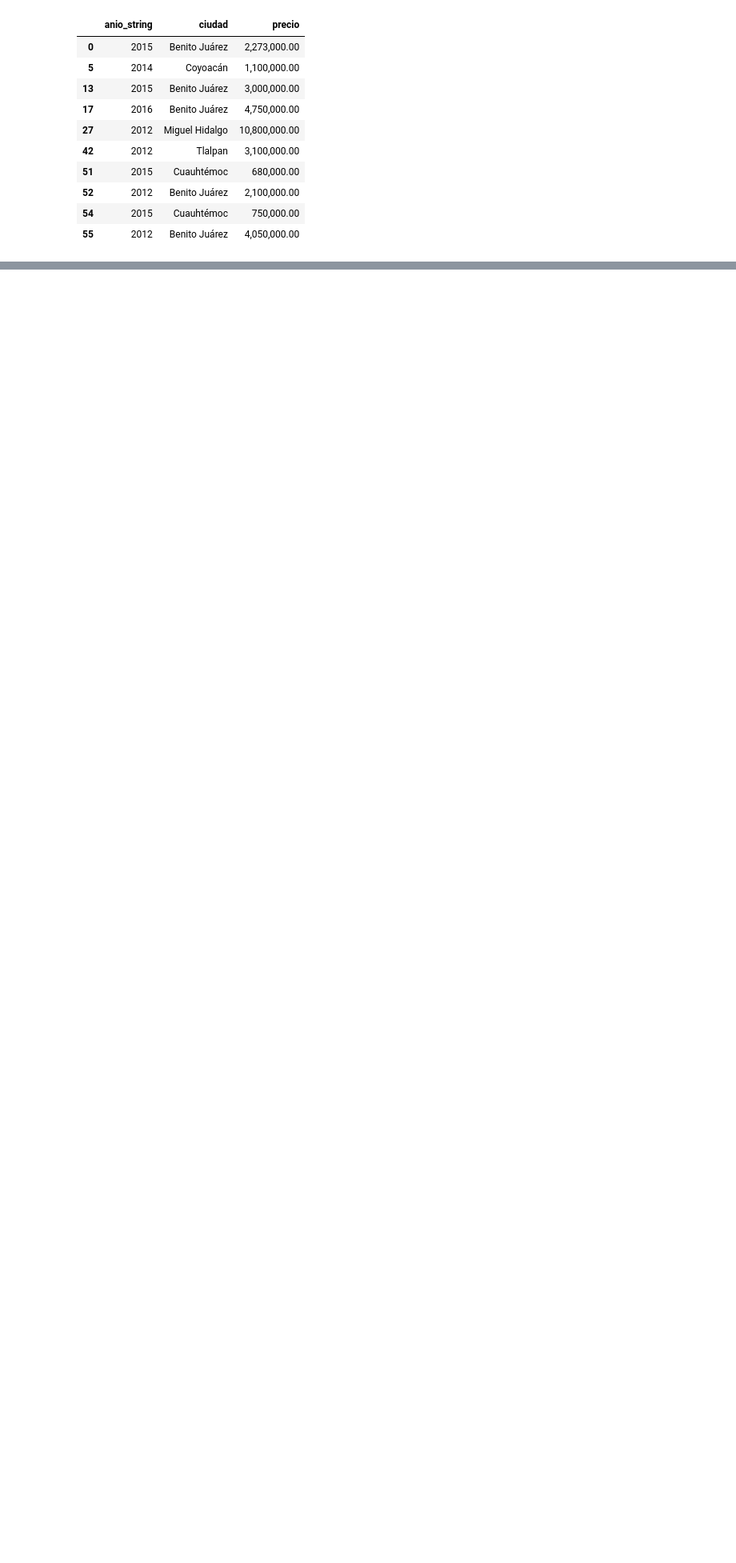
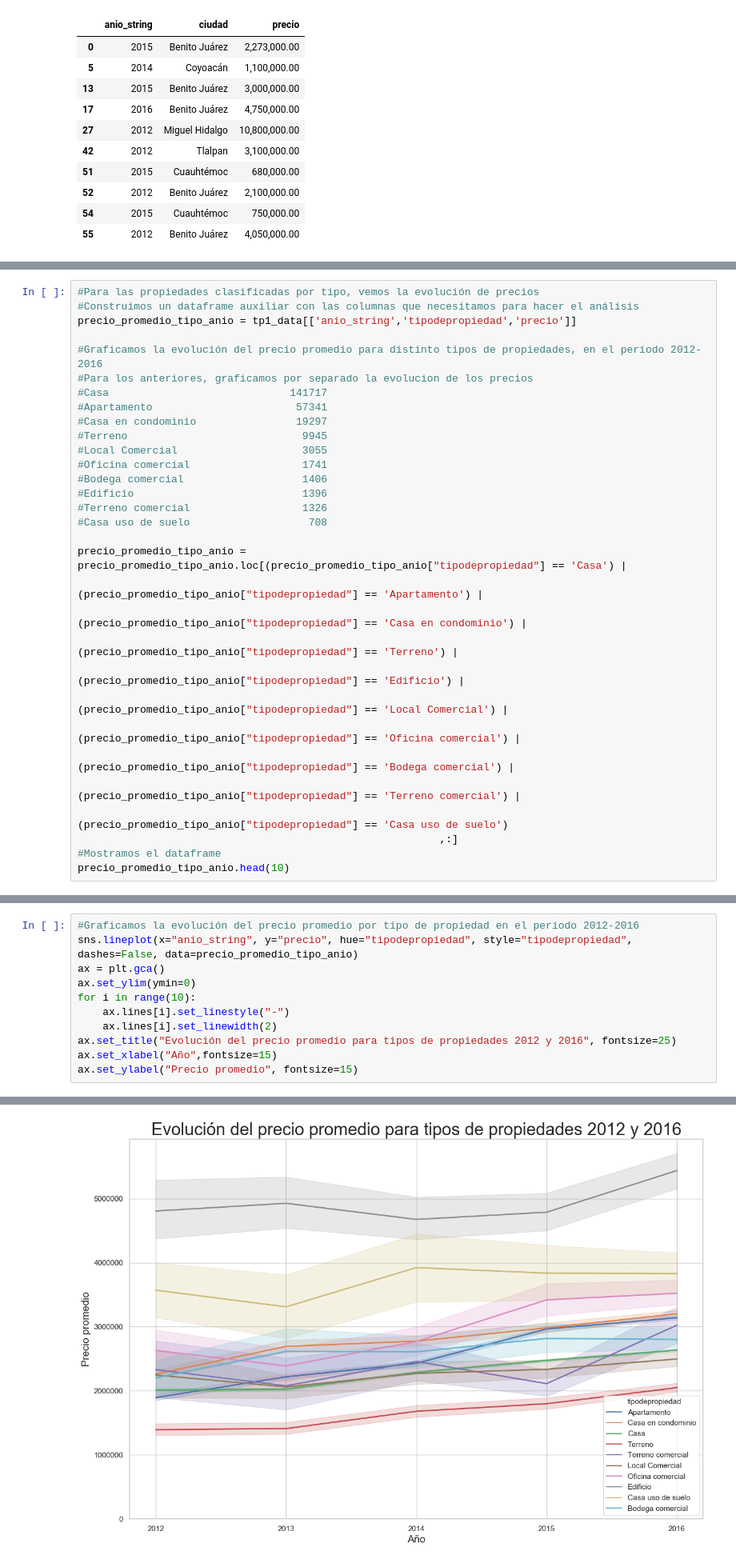
Before and after one commit to patopizzini/Organizacion_Datos_2C2019, a Jupyter notebook: TP1/TP1 JM.ipynb, the cells around one changed output, grey strips where cells are left out. Shown at 80% size. Saved outputs shown, nothing was run; the diff lists cells and outputs as text; blank space fills up the shorter version.

```diff
--- a/TP1/TP1 JM.ipynb
+++ b/TP1/TP1 JM.ipynb
@@ -404,0 +429,31 @@ Text(0, 0.5, 'Precio promedio')
+# %%
+#Para las propiedades clasificadas por tipo, vemos la evolución de precios
+#Construimos un dataframe auxiliar con las columnas que necesitamos para hacer el análisis
+precio_promedio_tipo_anio = tp1_data[['anio_string','tipodepropiedad','precio']]
+
+#Graficamos la evolución del precio promedio para distinto tipos de propiedades, en el período 2012-2016
+#Para los anteriores, graficamos por separado la evolucion de los precios
+#Casa                             141717
+#Apartamento                       57341
+#Casa en condominio                19297
+#Terreno                            9945
+#Local Comercial                    3055
+#Oficina comercial                  1741
+#Bodega comercial                   1406
+#Edificio                           1396
+#Terreno comercial                  1326
+#Casa uso de suelo                   708
+
+precio_promedio_tipo_anio = precio_promedio_tipo_anio.loc[(precio_promedio_tipo_anio["tipodepropiedad"] == 'Casa') |
+                                                          (precio_promedio_tipo_anio["tipodepropiedad"] == 'Apartamento') |
+                                                          (precio_promedio_tipo_anio["tipodepropiedad"] == 'Casa en condominio') |
+                                                          (precio_promedio_tipo_anio["tipodepropiedad"] == 'Terreno') |
+                                                          (precio_promedio_tipo_anio["tipodepropiedad"] == 'Edificio') |
+                                                          (precio_promedio_tipo_anio["tipodepropiedad"] == 'Local Comercial') |
+                                                          (precio_promedio_tipo_anio["tipodepropiedad"] == 'Oficina comercial') |
+                                                          (precio_promedio_tipo_anio["tipodepropiedad"] == 'Bodega comercial') |
+                                                          (precio_promedio_tipo_anio["tipodepropiedad"] == 'Terreno comercial') |
+                                                          (precio_promedio_tipo_anio["tipodepropiedad"] == 'Casa uso de suelo')
+                                                          ,:]
+#Mostramos el dataframe
+precio_promedio_tipo_anio.head(10)
@@ -404,0 +472,12 @@ Text(0, 0.5, 'Precio promedio')
+# %%
+#Graficamos la evolución del precio promedio por tipo de propiedad en el período 2012-2016
+sns.lineplot(x="anio_string", y="precio", hue="tipodepropiedad", style="tipodepropiedad", dashes=False, data=precio_promedio_tipo_anio)
+ax = plt.gca()
+ax.set_ylim(ymin=0)
+for i in range(10):
+    ax.lines[i].set_linestyle("-")
+    ax.lines[i].set_linewidth(2)
+ax.set_title("Evolución del precio promedio para tipos de propiedades 2012 y 2016", fontsize=25)
+ax.set_xlabel("Año",fontsize=15)
+ax.set_ylabel("Precio promedio", fontsize=15)
+# %% [output]
@@ -404,0 +485 @@ Text(0, 0.5, 'Precio promedio')
+[figure, added]
```
Also changed, not shown: parts of 13 cells of this notebook.
